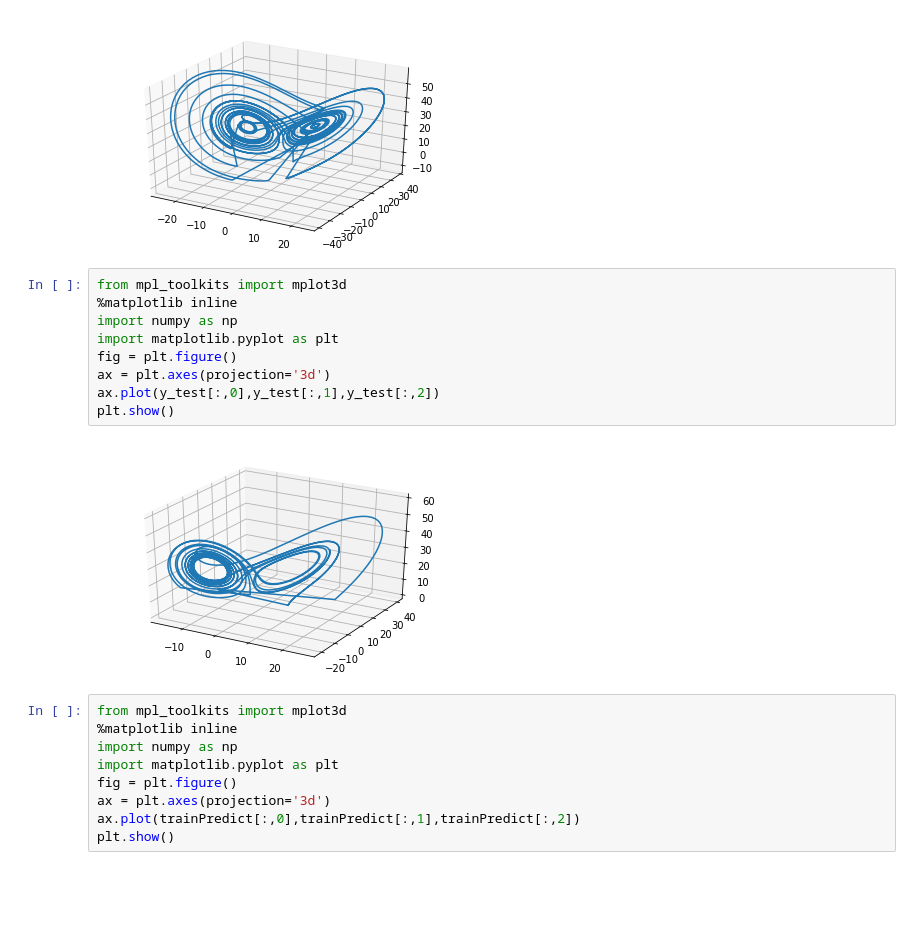
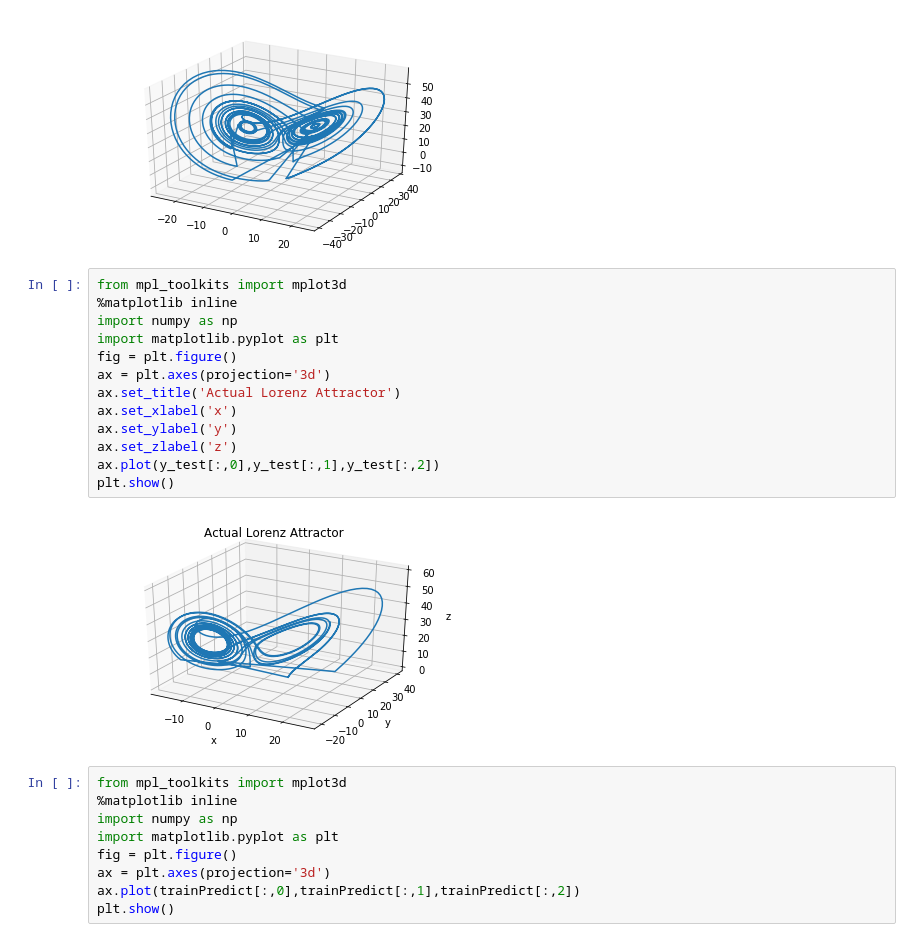
Before and after one commit to tgibbons-css/Keras_LSTM, a Jupyter notebook: Lorenz System- Tom updates.ipynb, the cells around one changed output. Drawn from its saved outputs; the diff is of its cells as text; blank space fills up the shorter version.

```diff
--- a/Lorenz System- Tom updates.ipynb
+++ b/Lorenz System- Tom updates.ipynb
@@ -614,14 +614,18 @@ plt.show()
 # %%
 from mpl_toolkits import mplot3d
 %matplotlib inline
 import numpy as np
 import matplotlib.pyplot as plt
 fig = plt.figure()
 ax = plt.axes(projection='3d')
+ax.set_title('Actual Lorenz Attractor')
+ax.set_xlabel('x')
+ax.set_ylabel('y')
+ax.set_zlabel('z')
 ax.plot(y_test[:,0],y_test[:,1],y_test[:,2])
 plt.show()
 # %% [output]
-[figure, old version]
+[figure, new version]
 # %%
 from mpl_toolkits import mplot3d
 %matplotlib inline
```
Also changed, not shown: parts of 3 cells of this notebook.
